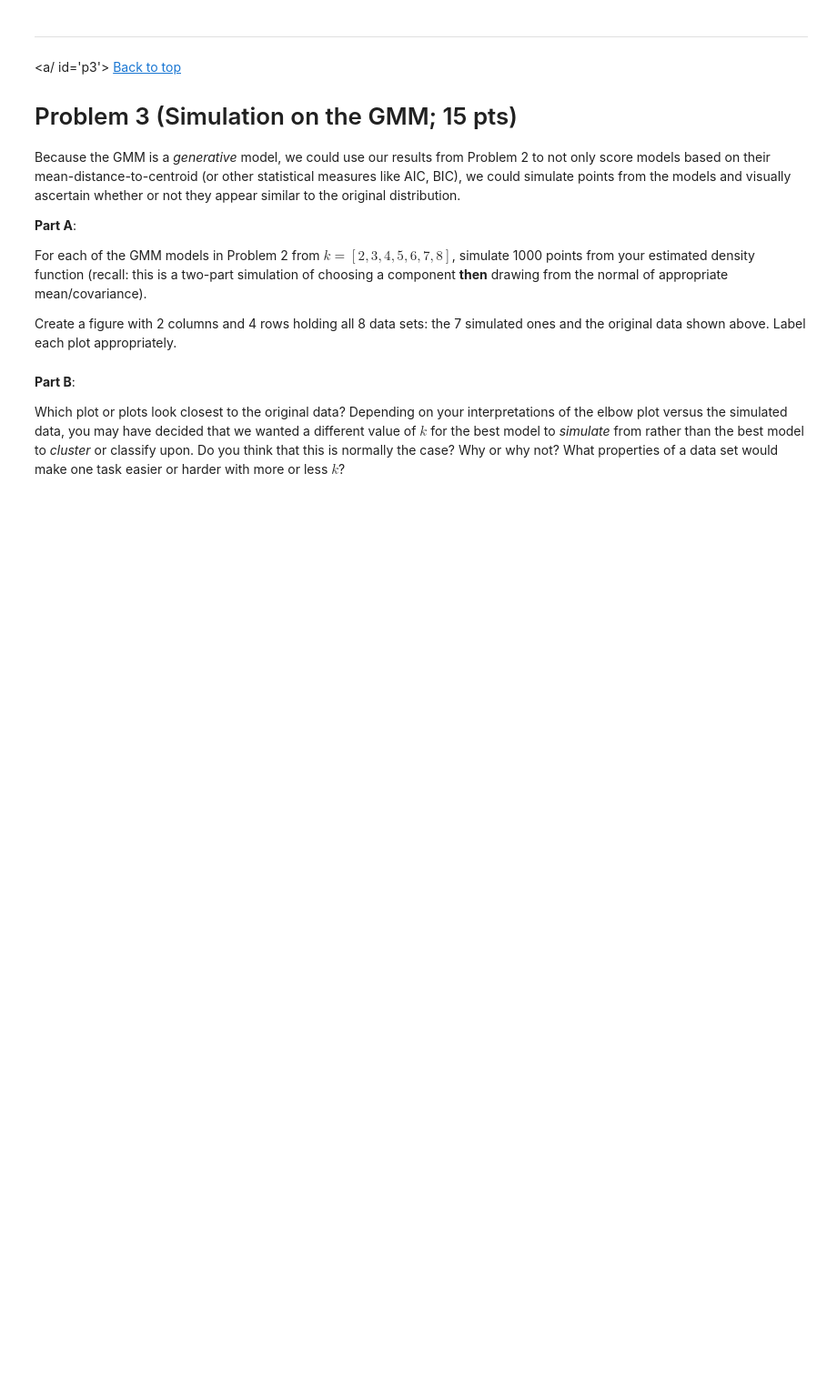
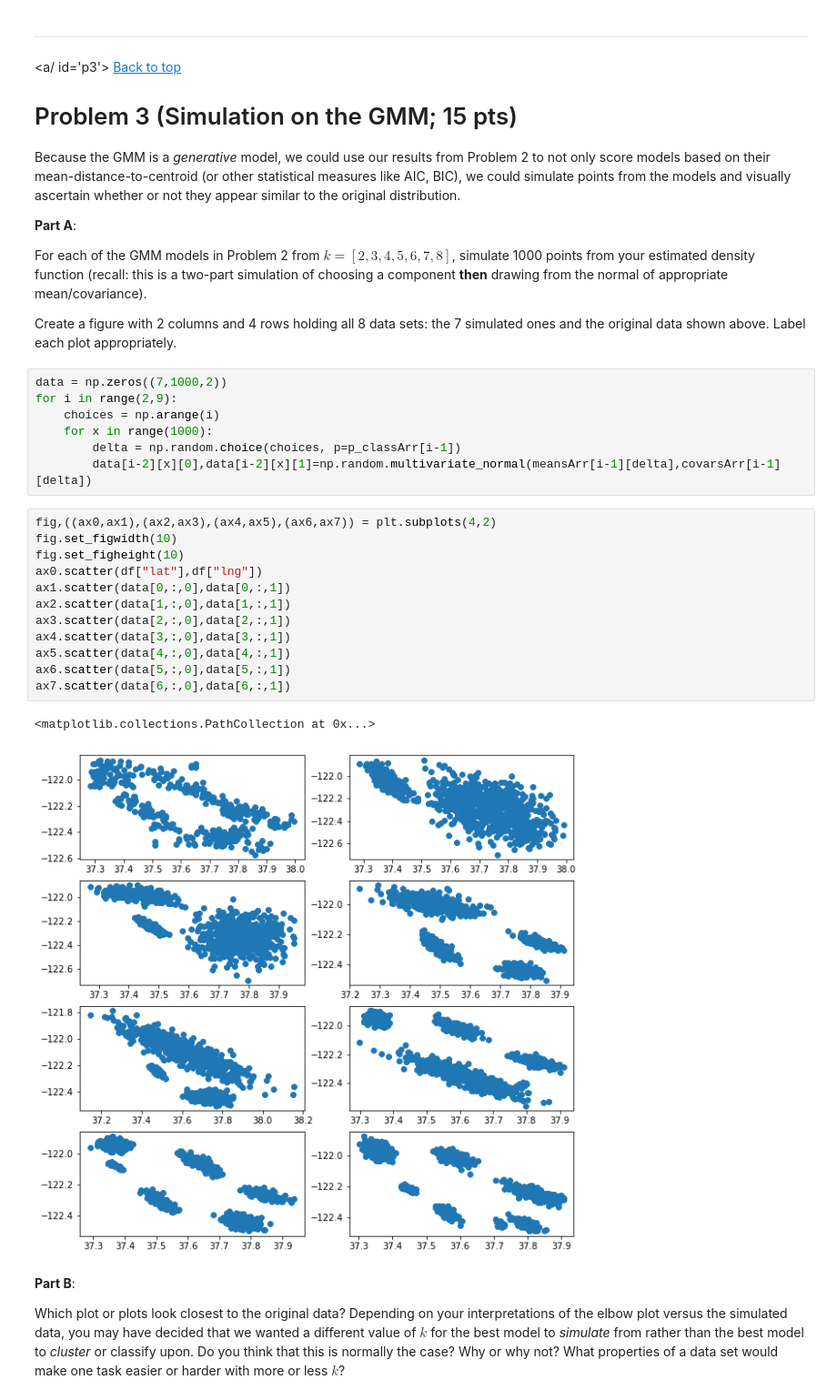
Before and after one commit to cbop20/AdvancedData, a Jupyter notebook: CSCI4022_S22_HW4.ipynb, the cells around one changed output. Shown at 91% size. Cells and saved outputs as stored; diff of their text form; blank space fills up the shorter version.

```diff
--- a/CSCI4022_S22_HW4.ipynb
+++ b/CSCI4022_S22_HW4.ipynb
@@ -171,6 +199,28 @@ Because the GMM is a *generative* model, we could use our results from Problem 2
 For each of the GMM models in Problem 2 from $k=[2,3,4,5,6,7,8]$, simulate 1000 points from your estimated density function (recall: this is a two-part simulation of choosing a component **then** drawing from the normal of appropriate mean/covariance).
 
 Create a figure with 2 columns and 4 rows holding all 8 data sets: the 7 simulated ones and the original data shown above.  Label each plot appropriately.
+# %%
+data = np.zeros((7,1000,2))
+for i in range(2,9):
+    choices = np.arange(i)
+    for x in range(1000):
+        delta = np.random.choice(choices, p=p_classArr[i-1])
+        data[i-2][x][0],data[i-2][x][1]=np.random.multivariate_normal(meansArr[i-1][delta],covarsArr[i-1][delta])
+# %%
+fig,((ax0,ax1),(ax2,ax3),(ax4,ax5),(ax6,ax7)) = plt.subplots(4,2)
+fig.set_figwidth(10)
+fig.set_figheight(10)
+ax0.scatter(df["lat"],df["lng"])
+ax1.scatter(data[0,:,0],data[0,:,1])
+ax2.scatter(data[1,:,0],data[1,:,1])
+ax3.scatter(data[2,:,0],data[2,:,1])
+ax4.scatter(data[3,:,0],data[3,:,1])
+ax5.scatter(data[4,:,0],data[4,:,1])
+ax6.scatter(data[5,:,0],data[5,:,1])
+ax7.scatter(data[6,:,0],data[6,:,1])
+# %% [output]
+<matplotlib.collections.PathCollection at 0x...>
+[figure, added]
 # %% [markdown]
 **Part B**:
 
```
Also changed, not shown: parts of 7 cells of this notebook, 2 other files.
